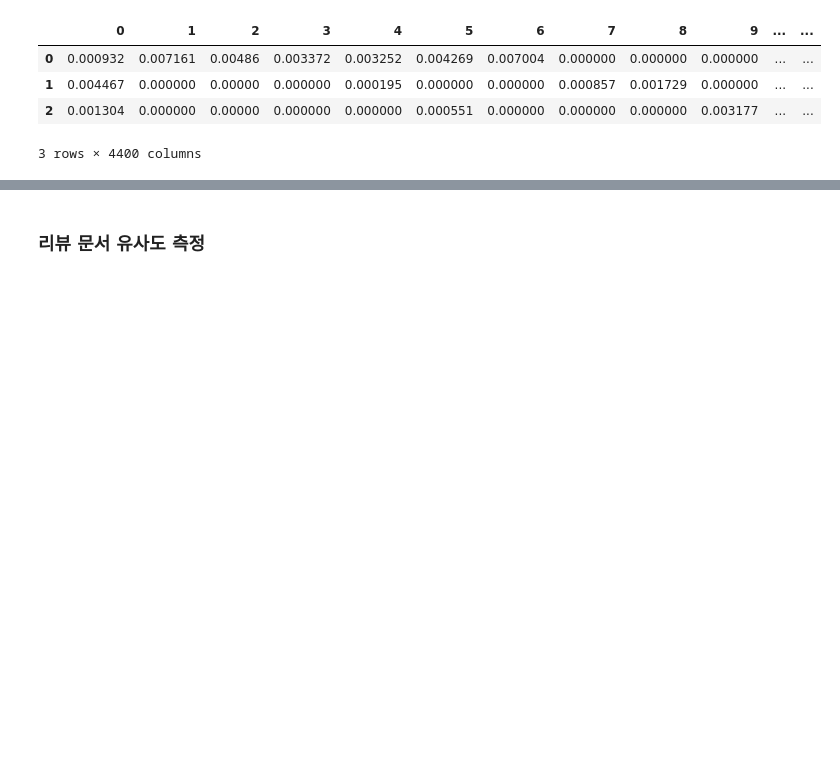
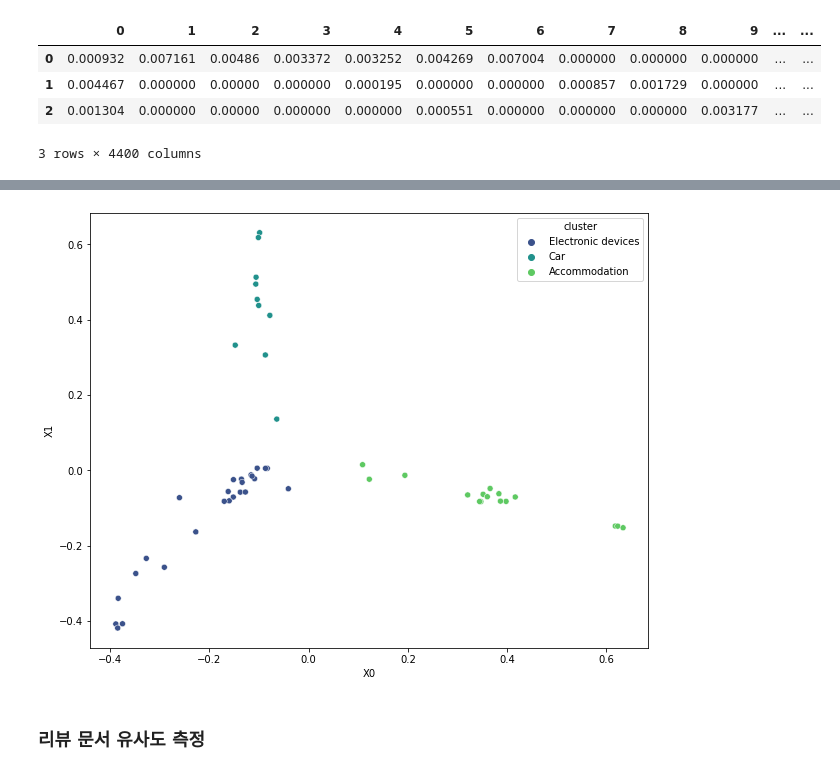
Before and after one commit to sgr1118/-_-, a Jupyter notebook: _4_군집_분석(Cluster_Analysis).ipynb, the cells around one changed output, grey strips where cells are left out. Drawn from its saved outputs; the diff is of its cells as text; code cells hidden in the pictures; blank space fills up the shorter version.

```diff
--- a/_4_군집_분석(Cluster_Analysis).ipynb
+++ b/_4_군집_분석(Cluster_Analysis).ipynb
@@ -292,3 +292,6 @@ pd.DataFrame(kmeans_centers) # 4400개 컬럼이 3개의 군집으로 묶여있
 | 1 | 0.004467 | 0.000000 | 0.00000 | 0.000000 | 0.000195 | 0.000000 | 0.000000 | 0.000857 | 0.001729 | 0.000000 | ... | ... |
 | 2 | 0.001304 | 0.000000 | 0.00000 | 0.000000 | 0.000000 | 0.000551 | 0.000000 | 0.000000 | 0.000000 | 0.003177 | ... | ... |
 3 rows × 4400 columns
+# %%
+opinion_df['cluster'] = kmeans_label
+opinion_df
@@ -294,0 +375,11 @@ pd.DataFrame(kmeans_centers) # 4400개 컬럼이 3개의 군집으로 묶여있
+# %%
+from sklearn.decomposition import PCA
+
+pca = PCA(n_components=2, random_state = 42)
+pca_vecs = pca.fit_transform(tfidf_vectors.toarray())
+opinion_df['x0'] = pca_vecs[:, 0]
+opinion_df['x1'] = pca_vecs[:, 1]
+
+cluster_map = {0:'Car', 1: 'Accommodation', 2: 'Electronic devices'}
+opinion_df['cluster'] = opinion_df['cluster'].map(cluster_map)
+opinion_df
@@ -295,2 +404,13 @@ pd.DataFrame(kmeans_centers) # 4400개 컬럼이 3개의 군집으로 묶여있
+# %%
+import seaborn as sns
+import matplotlib.pyplot as plt
+
+plt.figure(figsize = (10,8))
+plt.xlabel('X0')
+plt.ylabel('X1')
+sns.scatterplot(data=opinion_df, x = 'x0', y = 'x1', hue='cluster', palette = 'viridis')
+plt.show()
+# %% [output]
+[figure, added]
 # %% [markdown]
 ### 리뷰 문서 유사도 측정
```
Also changed, not shown: parts of 8 cells of this notebook.
